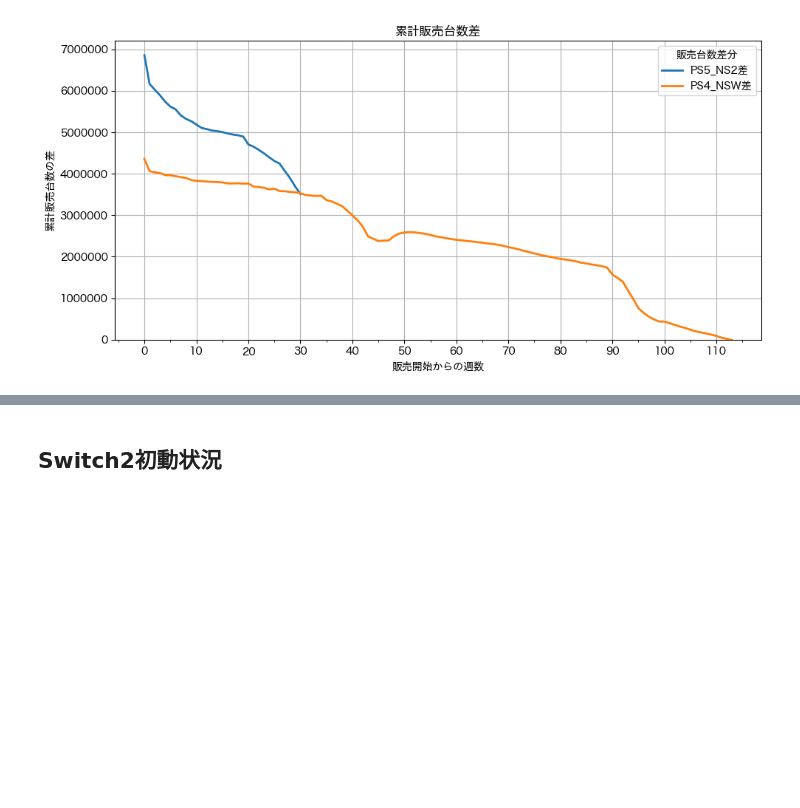
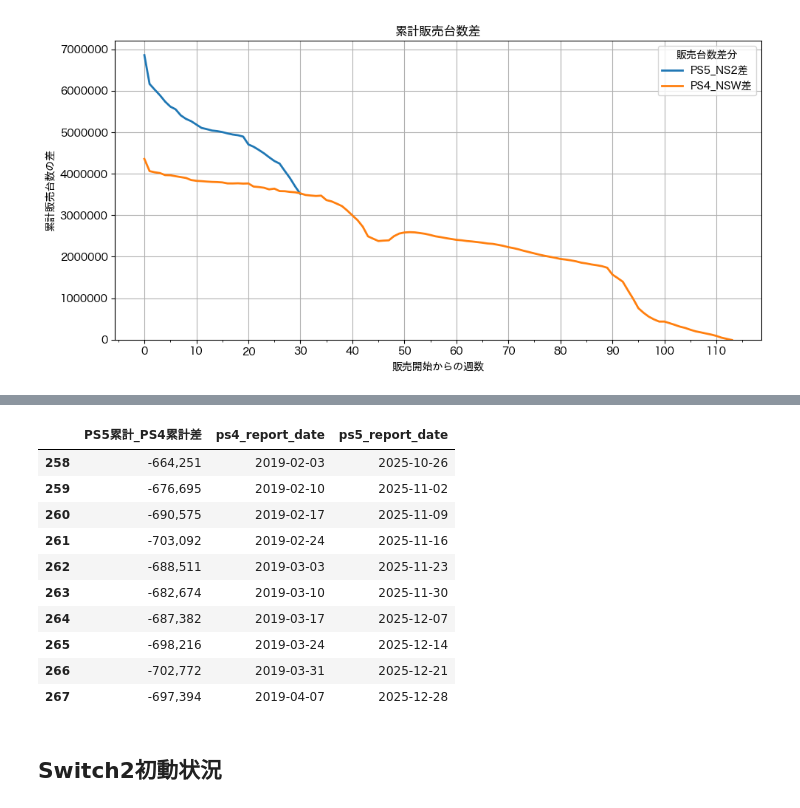
Before and after one commit to hidenden/gamedata, a Jupyter notebook: notebook/report/weekly_report.ipynb, the cells around one changed output, grey strips where cells are left out. Cells and saved outputs as stored; diff of their text form; code cells hidden in the pictures; blank space fills up the shorter version.

```diff
--- a/notebook/report/weekly_report.ipynb
+++ b/notebook/report/weekly_report.ipynb
@@ -217,3 +232,19 @@ long_range_event_mask = he.EventMasks(hard=0.5, soft=0, event=0, price=0, sale=0
+# %%
+ps4_ps5_10 = df_ps4_ps5_diff.tail(10)
+s5 = ch.style_sales(ps4_ps5_10, columns=['PS5累計_PS4累計差'], date_columns=["ps4_report_date", "ps5_report_date"])
+s5
+# %% [output]
+|  | PS5累計_PS4累計差 | ps4_report_date | ps5_report_date |
+| 258 | -664,251 | 2019-02-03 | 2025-10-26 |
+| 259 | -676,695 | 2019-02-10 | 2025-11-02 |
+| 260 | -690,575 | 2019-02-17 | 2025-11-09 |
+| 261 | -703,092 | 2019-02-24 | 2025-11-16 |
+| 262 | -688,511 | 2019-03-03 | 2025-11-23 |
+| 263 | -682,674 | 2019-03-10 | 2025-11-30 |
+| 264 | -687,382 | 2019-03-17 | 2025-12-07 |
+| 265 | -698,216 | 2019-03-24 | 2025-12-14 |
+| 266 | -702,772 | 2019-03-31 | 2025-12-21 |
+| 267 | -697,394 | 2019-04-07 | 2025-12-28 |
 # %% [markdown]
 ## Switch2初動状況
 # %% [markdown]
```
Also changed, not shown: parts of 3 cells of this notebook.
